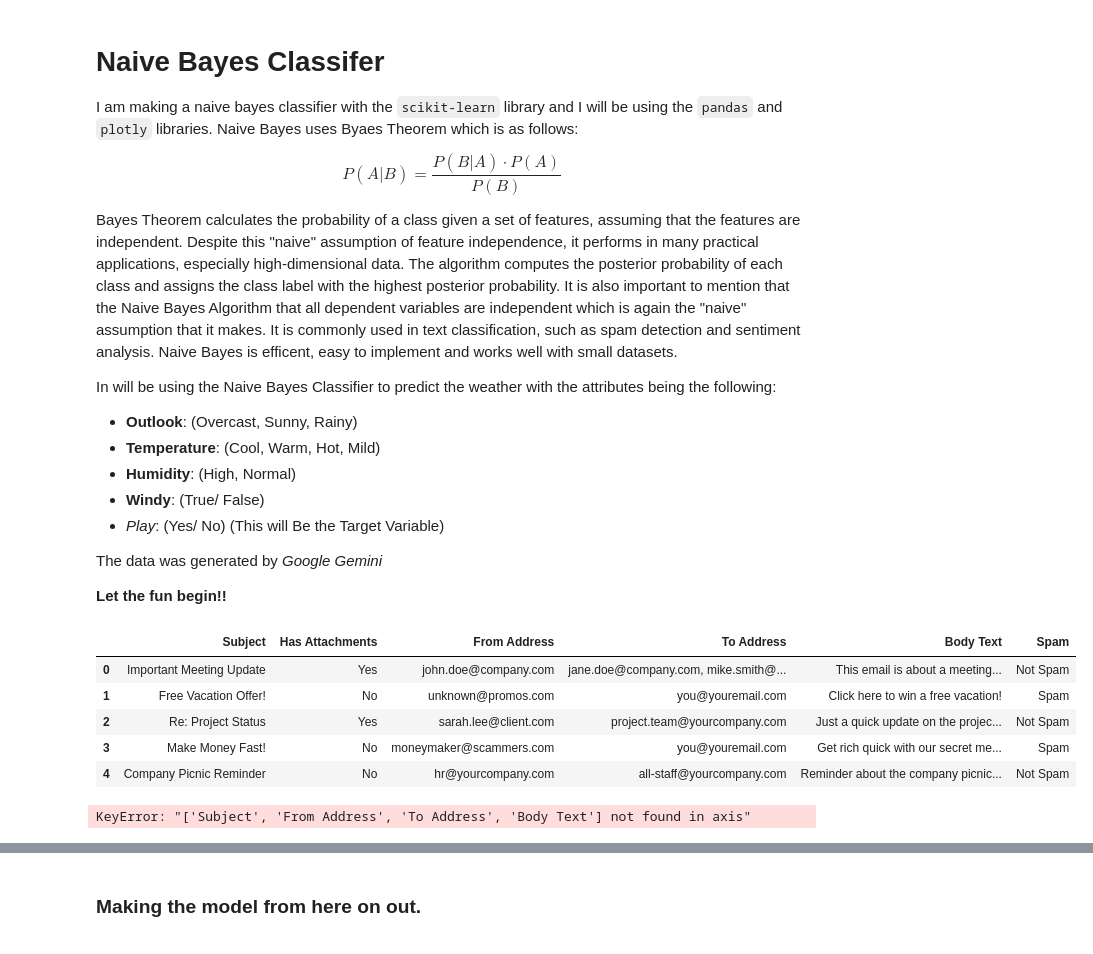
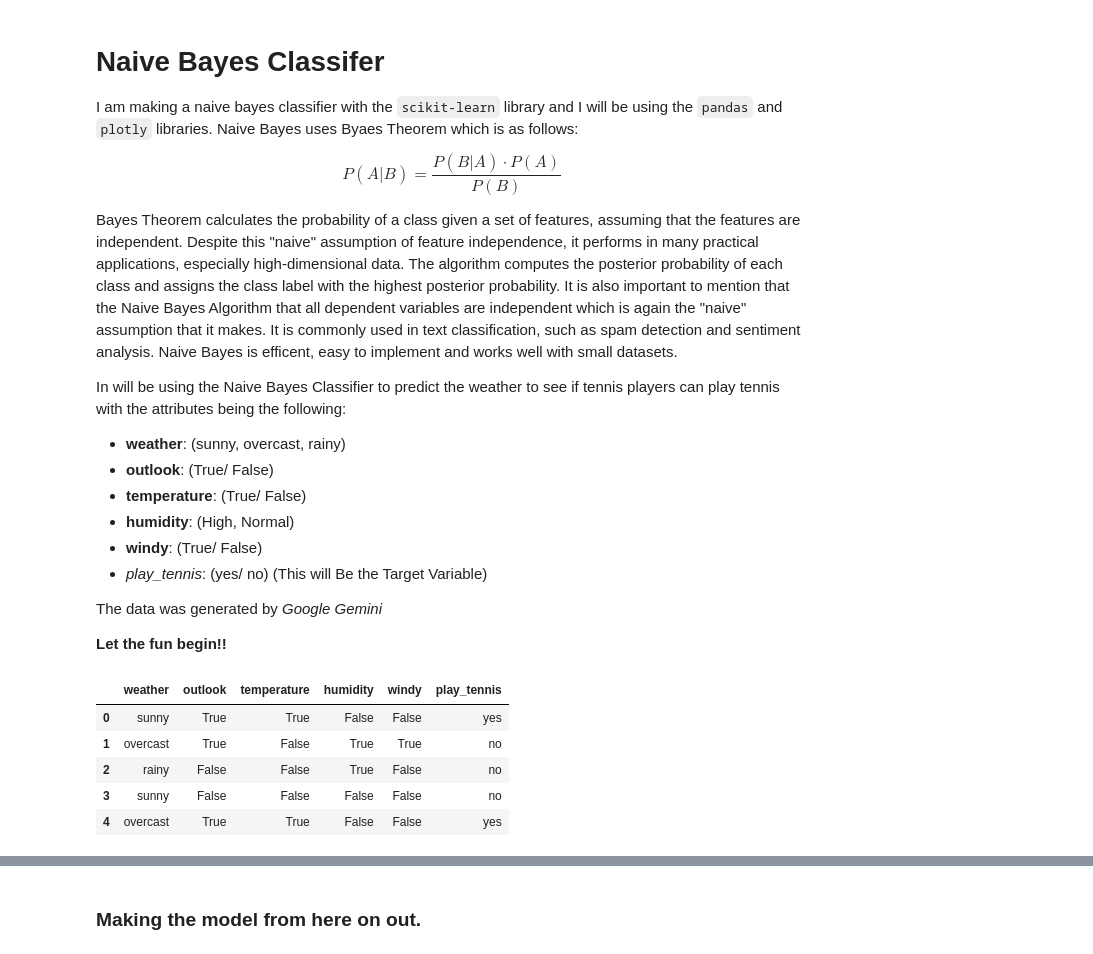
Before and after one commit to NathanCheonis05/machine-learning-education, a Jupyter notebook: naive_bayes_classifier.ipynb, the cells around one changed output, grey strips where cells are left out. Drawn from its saved outputs; the diff is of its cells as text; code cells hidden in the pictures.

Commit message:
Created weather.csv
I made a new file and am going to predict if it is ok based on weather conditions to play tennis.

```diff
--- a/naive_bayes_classifier.ipynb
+++ b/naive_bayes_classifier.ipynb
@@ -9,13 +9,14 @@ $$
 
 Bayes Theorem calculates the probability of a class given a set of features, assuming that the features are independent. Despite this "naive" assumption of feature independence, it performs in many practical applications, especially high-dimensional data. The algorithm computes the posterior probability of each class and assigns the class label with the highest posterior probability. It is also important to mention that the Naive Bayes Algorithm that all dependent variables are independent which is again the "naive" assumption that it makes. It is commonly used in text classification, such as spam detection and sentiment analysis. Naive Bayes is efficent, easy to implement and works well with small datasets.
 
-In will be using the Naive Bayes Classifier to predict the weather with the attributes being the following:
+In will be using the Naive Bayes Classifier to predict the weather to see if tennis players can play tennis with the attributes being the following:
 
- - **Outlook**: (Overcast, Sunny, Rainy)
- - **Temperature**: (Cool, Warm, Hot, Mild)
- - **Humidity**: (High, Normal)
- - **Windy**: (True/ False)
- - *Play*: (Yes/ No) (This will Be the Target Variable)
+ - **weather**: (sunny, overcast, rainy)
+ - **outlook**: (True/ False)
+ - **temperature**: (True/ False)
+ - **humidity**: (High, Normal)
+ - **windy**: (True/ False)
+ - *play_tennis*: (yes/ no) (This will Be the Target Variable)
 
  The data was generated by *Google Gemini*
 
@@ -33,23 +34,12 @@ from sklearn.naive_bayes import GaussianNB
 # %%
 # Loading the dataset and converting into pandas dataframe
 
-df = pd.read_csv('email_data.csv')
+df = pd.read_csv('weather.csv')
 df.head()
 # %% [output]
-|  | Subject | Has Attachments | From Address | To Address | Body Text | Spam |
-| 0 | Important Meeting Update | Yes | john.doe@company.com | jane.doe@company.com, mike.smith@... | This email is about a meeting... | Not Spam |
-| 1 | Free Vacation Offer! | No | unknown@promos.com | you@youremail.com | Click here to win a free vacation! | Spam |
-| 2 | Re: Project Status | Yes | sarah.lee@client.com | project.team@yourcompany.com | Just a quick update on the projec... | Not Spam |
-| 3 | Make Money Fast! | No | moneymaker@scammers.com | you@youremail.com | Get rich quick with our secret me... | Spam |
-| 4 | Company Picnic Reminder | No | hr@yourcompany.com | all-staff@yourcompany.com | Reminder about the company picnic... | Not Spam |
+|  | weather | outlook | temperature | humidity | windy | play_tennis |
+| 0 | sunny | True | True | False | False | yes |
+| 1 | overcast | True | False | True | True | no |
+| 2 | rainy | False | False | True | False | no |
+| 3 | sunny | False | False | False | False | no |
+| 4 | overcast | True | True | False | False | yes |
-# %%
-# Cleaning the data and using One Hot Encoding to have give the feature/target a 0 or 1
-
-# Cleaning
-df = df.drop(['Subject', 'From Address', 'To Address', 'Body Text'], axis=1)
-
-df.head()
-
-one_hot = OneHotEncoder()
-# %% [output]
-KeyError: "['Subject', 'From Address', 'To Address', 'Body Text'] not found in axis"
```
Also changed, not shown: parts of 4 cells of this notebook, 2 other files.
